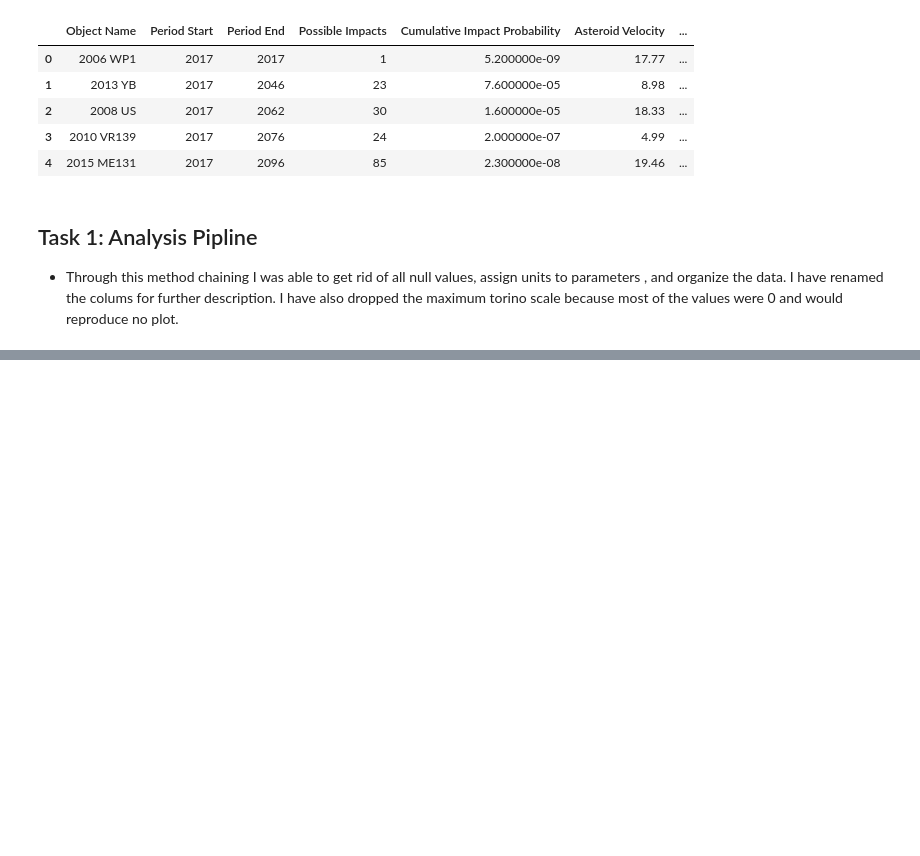
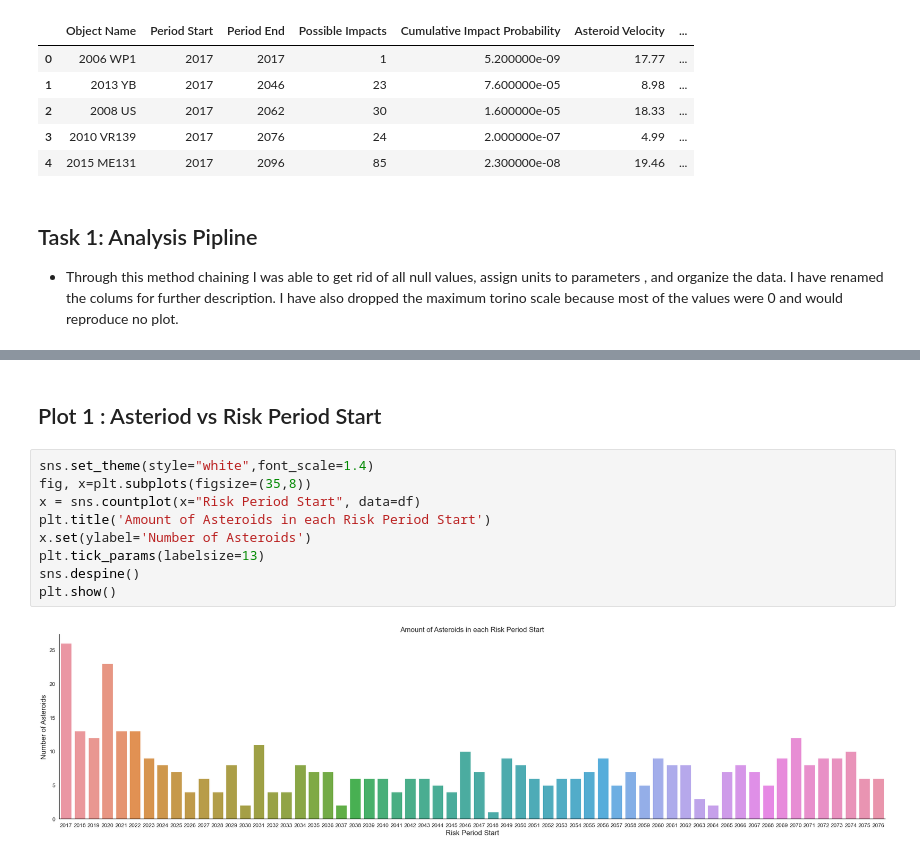
Before and after one commit to data301-2021-summer2/Group-43-Project, a Jupyter notebook: analysis/AmmarRiyadh/Milestone2.ipynb, the cells around one changed output, grey strips where cells are left out. Drawn from its saved outputs; the diff is of its cells as text; blank space fills up the shorter version.

```diff
--- a/analysis/AmmarRiyadh/Milestone2.ipynb
+++ b/analysis/AmmarRiyadh/Milestone2.ipynb
@@ -78,0 +102,13 @@ df
+# %% [markdown]
+## Plot 1 : Asteriod vs Risk Period Start
+# %%
+sns.set_theme(style="white",font_scale=1.4)
+fig, x=plt.subplots(figsize=(35,8))
+x = sns.countplot(x="Risk Period Start", data=df)
+plt.title('Amount of Asteroids in each Risk Period Start')
+x.set(ylabel='Number of Asteroids')
+plt.tick_params(labelsize=13)
+sns.despine()
+plt.show()
+# %% [output]
+[figure, added]
```
Also changed, not shown: parts of 13 cells of this notebook, 1 other file.
